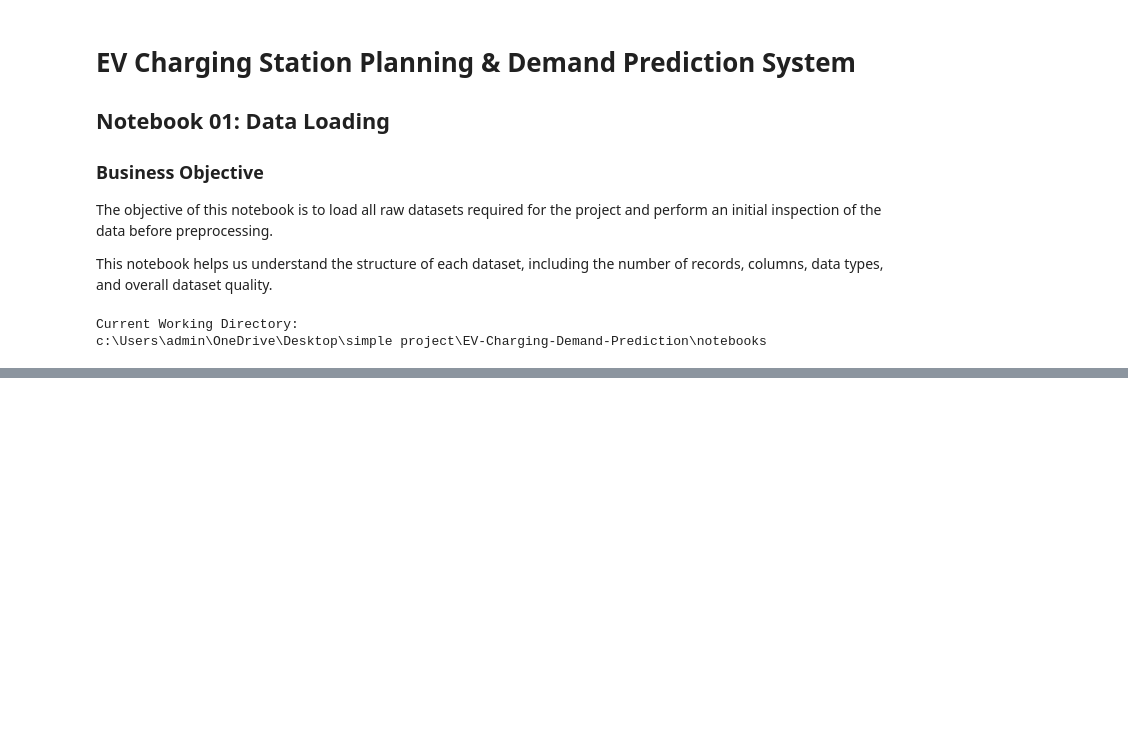
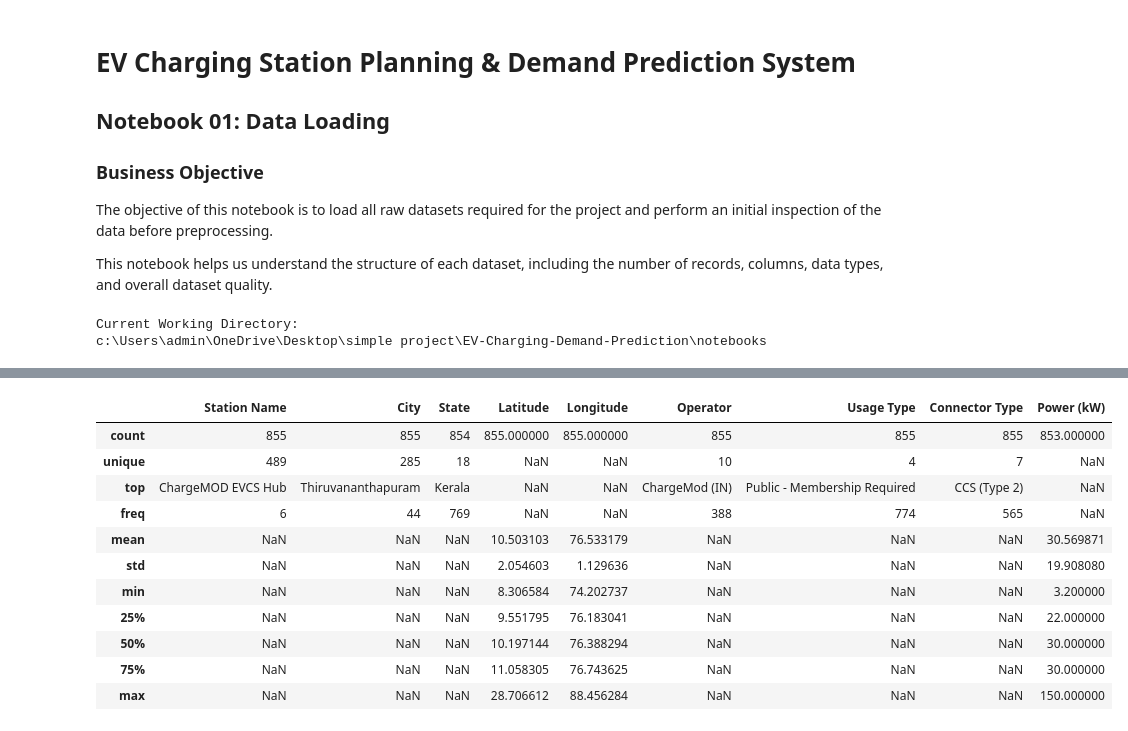
Before and after one commit to yogeshwartribhuvan2972-max/EV-Charging-Demand-Prediction, a Jupyter notebook: notebooks/01_Data_Loading.ipynb, the cells around one changed output, grey strips where cells are left out. Cells and saved outputs as stored; diff of their text form; code cells hidden in the pictures; blank space fills up the shorter version.

```diff
--- a/notebooks/01_Data_Loading.ipynb
+++ b/notebooks/01_Data_Loading.ipynb
@@ -37,0 +187,15 @@ FileNotFoundError: [Errno 2] No such file or directory: '../data/raw/ev_charging
+# %%
+stations_df.describe(include="all")
+# %% [output]
+|  | Station Name | City | State | Latitude | Longitude | Operator | Usage Type | Connector Type | Power (kW) |
+| count | 855 | 855 | 854 | 855.000000 | 855.000000 | 855 | 855 | 855 | 853.000000 |
+| unique | 489 | 285 | 18 | NaN | NaN | 10 | 4 | 7 | NaN |
+| top | ChargeMOD EVCS Hub | Thiruvananthapuram | Kerala | NaN | NaN | ChargeMod (IN) | Public - Membership Required | CCS (Type 2) | NaN |
+| freq | 6 | 44 | 769 | NaN | NaN | 388 | 774 | 565 | NaN |
+| mean | NaN | NaN | NaN | 10.503103 | 76.533179 | NaN | NaN | NaN | 30.569871 |
+| std | NaN | NaN | NaN | 2.054603 | 1.129636 | NaN | NaN | NaN | 19.908080 |
+| min | NaN | NaN | NaN | 8.306584 | 74.202737 | NaN | NaN | NaN | 3.200000 |
+| 25% | NaN | NaN | NaN | 9.551795 | 76.183041 | NaN | NaN | NaN | 22.000000 |
+| 50% | NaN | NaN | NaN | 10.197144 | 76.388294 | NaN | NaN | NaN | 30.000000 |
+| 75% | NaN | NaN | NaN | 11.058305 | 76.743625 | NaN | NaN | NaN | 30.000000 |
+| max | NaN | NaN | NaN | 28.706612 | 88.456284 | NaN | NaN | NaN | 150.000000 |
```
Also changed, not shown: parts of 20 cells of this notebook.
